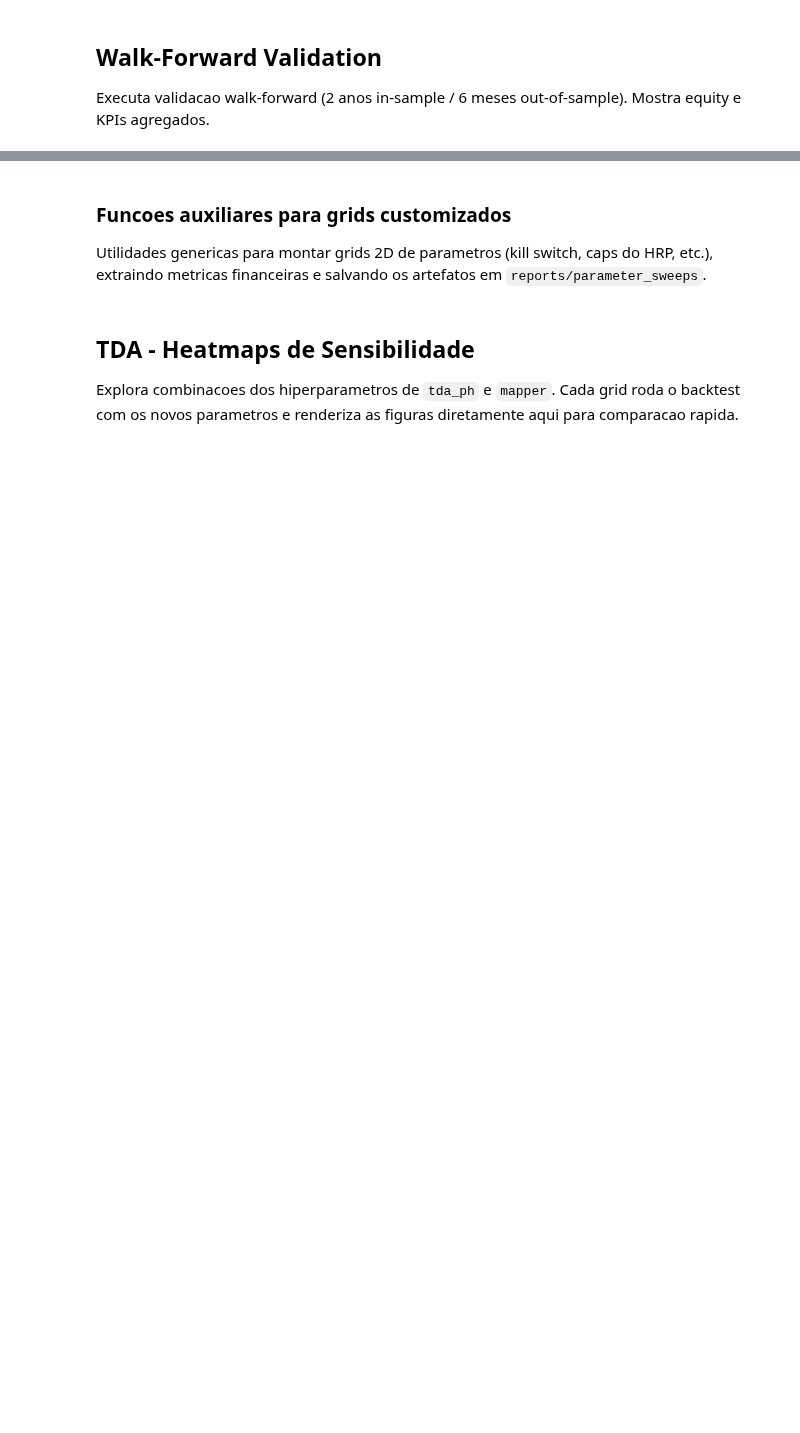
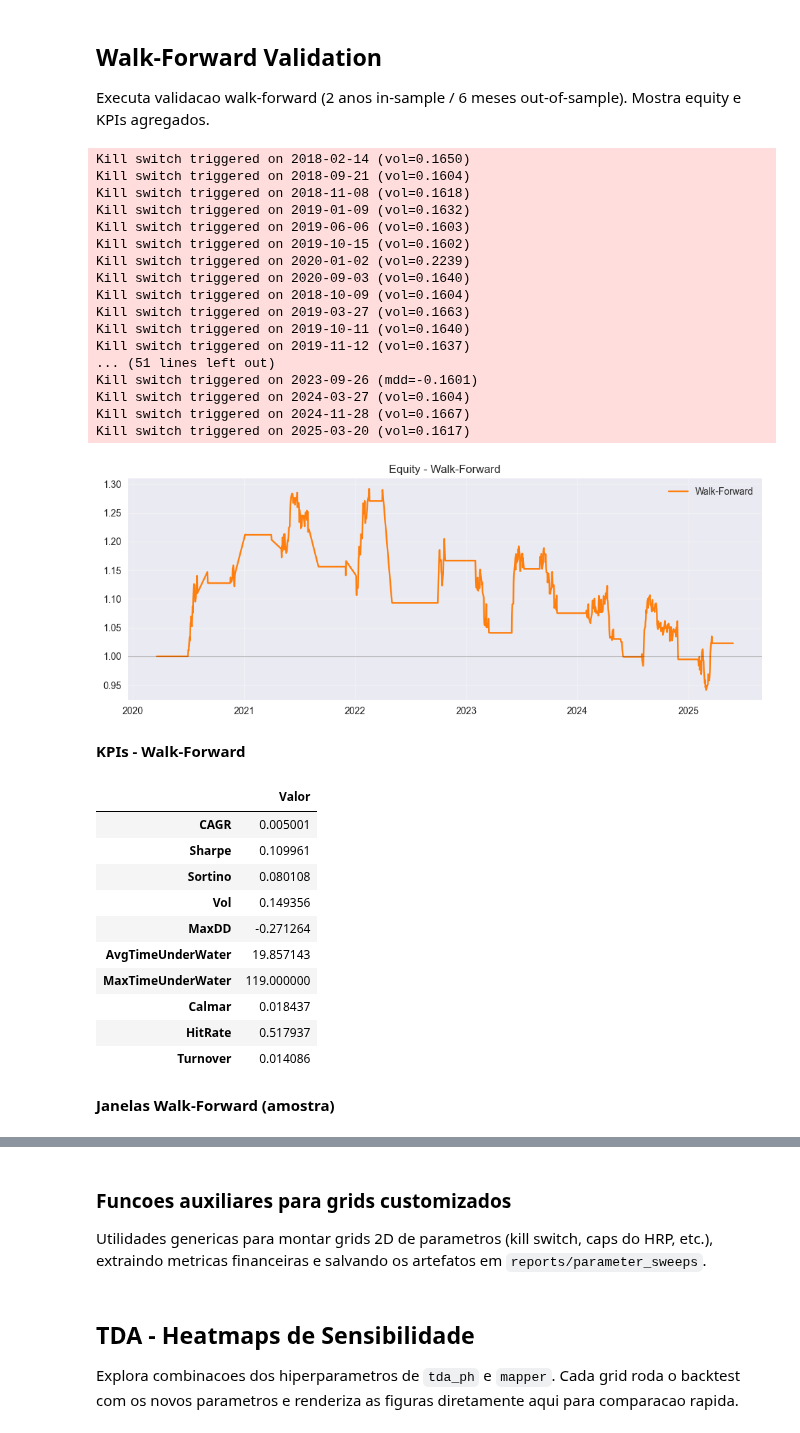
Before and after one commit to cockles98/itau-quant-challenge-2025, a Jupyter notebook: notebooks/end_to_end_pipeline.ipynb, the cells around one changed output, grey strips where cells are left out. Saved outputs shown, nothing was run; the diff lists cells and outputs as text; code cells hidden in the pictures; blank space fills up the shorter version.

Commit message:
BT to WF on all tests + fix ibov data + tunning some TDA/Mapper parameters

```diff
--- a/notebooks/end_to_end_pipeline.ipynb
+++ b/notebooks/end_to_end_pipeline.ipynb
@@ -298,23 +259,55 @@ plt.show()
 ## Walk-Forward Validation
 Executa validacao walk-forward (2 anos in-sample / 6 meses out-of-sample). Mostra equity e KPIs agregados.
 # %%
-# from validation import run_walk_forward
+from validation import run_walk_forward
 
-# wf = run_walk_forward(cfg, panel)
-# walk_equity = wf['equity_curve']
+wf = run_walk_forward(cfg, panel)
+walk_equity = wf['equity_curve']
 
-# fig, ax = plt.subplots(figsize=(10, 4))
-# ax.plot(walk_equity.index, walk_equity.values, color='#ff7f0e', label='Walk-Forward')
-# ax.axhline(1.0, color='black', linewidth=0.8, alpha=0.3)
-# ax.set_title('Equity - Walk-Forward')
-# ax.grid(True, alpha=0.3)
-# ax.legend()
-# plt.tight_layout()
-# plt.show()
+fig, ax = plt.subplots(figsize=(10, 4))
+ax.plot(walk_equity.index, walk_equity.values, color='#ff7f0e', label='Walk-Forward')
+ax.axhline(1.0, color='black', linewidth=0.8, alpha=0.3)
+ax.set_title('Equity - Walk-Forward')
+ax.grid(True, alpha=0.3)
+ax.legend()
+plt.tight_layout()
+plt.show()
 
-# display(Markdown('**KPIs - Walk-Forward**'))
-# display(pd.DataFrame(wf['kpis'], index=['Valor']).T)
+display(Markdown('**KPIs - Walk-Forward**'))
+display(pd.DataFrame(wf['kpis'], index=['Valor']).T)
 
-# windows_df = pd.DataFrame(wf['windows'])
-# display(Markdown('**Janelas Walk-Forward (amostra)**'))
-# display(windows_df.head())
+windows_df = pd.DataFrame(wf['windows'])
+display(Markdown('**Janelas Walk-Forward (amostra)**'))
+display(windows_df.head())
+# %% [output]
+Kill switch triggered on 2018-02-14 (vol=0.1650)
+Kill switch triggered on 2018-09-21 (vol=0.1604)
+Kill switch triggered on 2018-11-08 (vol=0.1618)
+Kill switch triggered on 2019-01-09 (vol=0.1632)
+Kill switch triggered on 2019-06-06 (vol=0.1603)
+Kill switch triggered on 2019-10-15 (vol=0.1602)
+Kill switch triggered on 2020-01-02 (vol=0.2239)
+Kill switch triggered on 2020-09-03 (vol=0.1640)
+Kill switch triggered on 2018-10-09 (vol=0.1604)
+Kill switch triggered on 2019-03-27 (vol=0.1663)
+Kill switch triggered on 2019-10-11 (vol=0.1640)
+Kill switch triggered on 2019-11-12 (vol=0.1637)
+... (51 lines left out)
+Kill switch triggered on 2023-09-26 (mdd=-0.1601)
+Kill switch triggered on 2024-03-27 (vol=0.1604)
+Kill switch triggered on 2024-11-28 (vol=0.1667)
+Kill switch triggered on 2025-03-20 (vol=0.1617)
+[figure, added]
+**KPIs - Walk-Forward**
+|  | Valor |
+| CAGR | 0.005001 |
+| Sharpe | 0.109961 |
+| Sortino | 0.080108 |
+| Vol | 0.149356 |
+| MaxDD | -0.271264 |
+| AvgTimeUnderWater | 19.857143 |
+| MaxTimeUnderWater | 119.000000 |
+| Calmar | 0.018437 |
+| HitRate | 0.517937 |
+| Turnover | 0.014086 |
+**Janelas Walk-Forward (amostra)**
```
Also changed, not shown: parts of 10 cells of this notebook, 12 other files.
